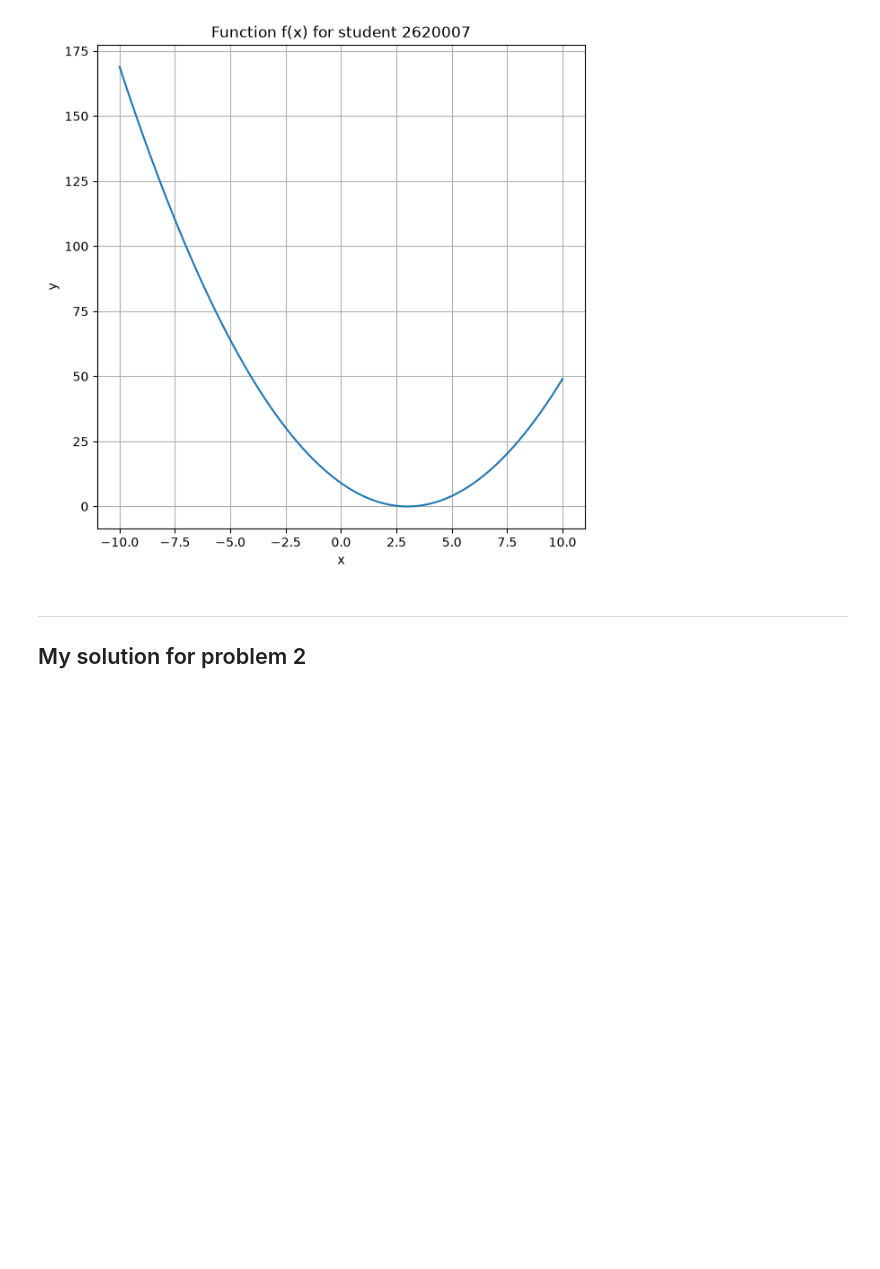
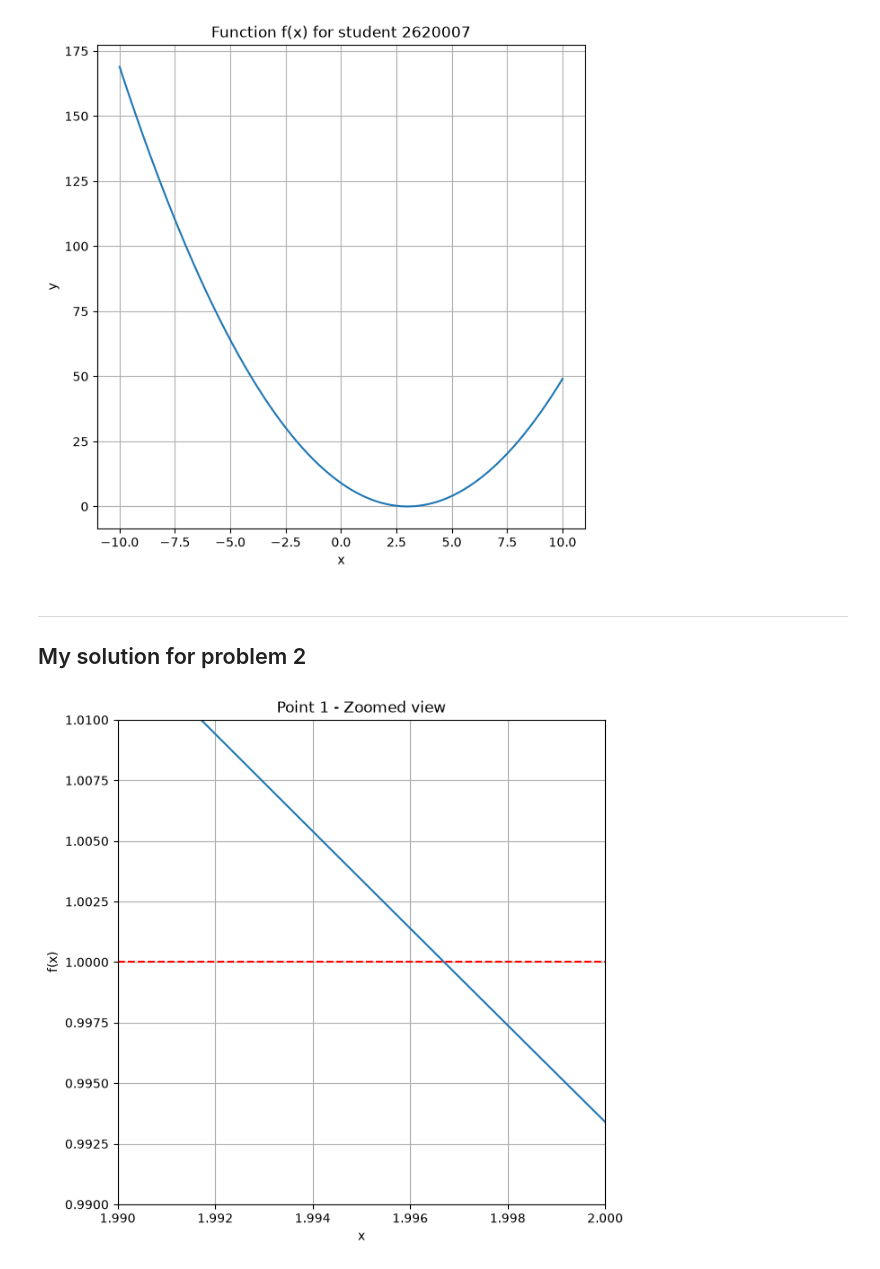
Before and after one commit to sam-henderson26/Python-Labs-1, a Jupyter notebook: Sam_Henderson_Lab1_.ipynb, the cells around one changed output. Drawn from its saved outputs; the diff is of its cells as text; code cells hidden in the pictures; blank space fills up the shorter version.

```diff
--- a/Sam_Henderson_Lab1_.ipynb
+++ b/Sam_Henderson_Lab1_.ipynb
@@ -36,4 +36,16 @@ plt.grid(True)
 ---
 ## My solution for problem 2
 # %%
-# Your code starts here
+plt.figure(figsize=(7, 7))
+plt.plot(x, y)
+plt.xlim(1.99, 2.0)
+plt.ylim(0.99, 1.01)
+
+plt.axhline(y=1, color='r', linestyle='--')
+plt.xlabel('x')
+plt.ylabel('f(x)')
+plt.title('Point 1 - Zoomed view')
+plt.grid(True)
+plt.show()
+# %% [output]
+[figure, added]
```
Also changed, not shown: parts of 2 cells of this notebook.
